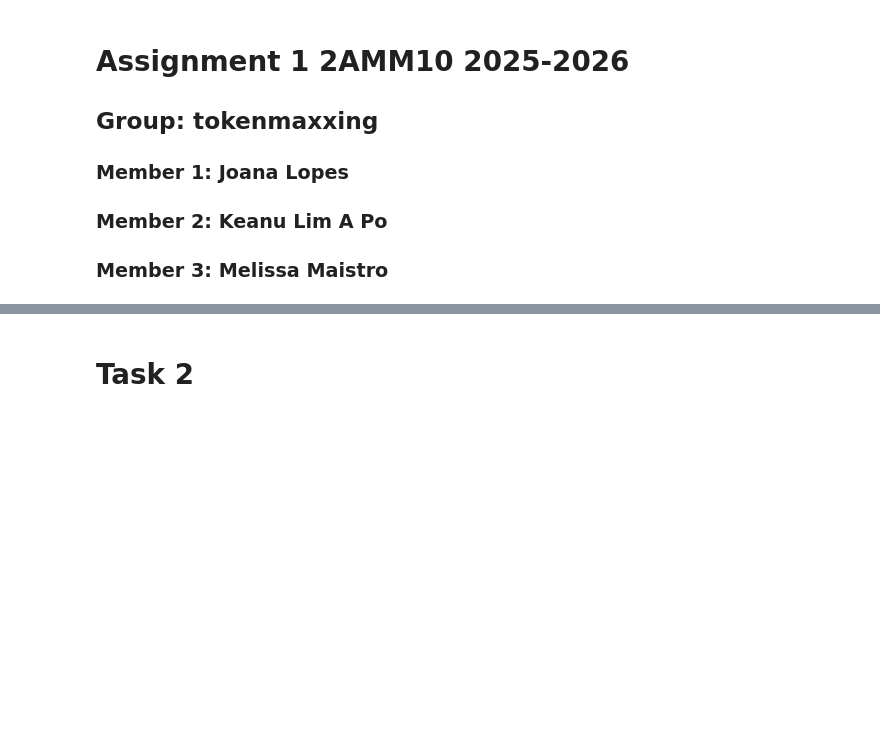
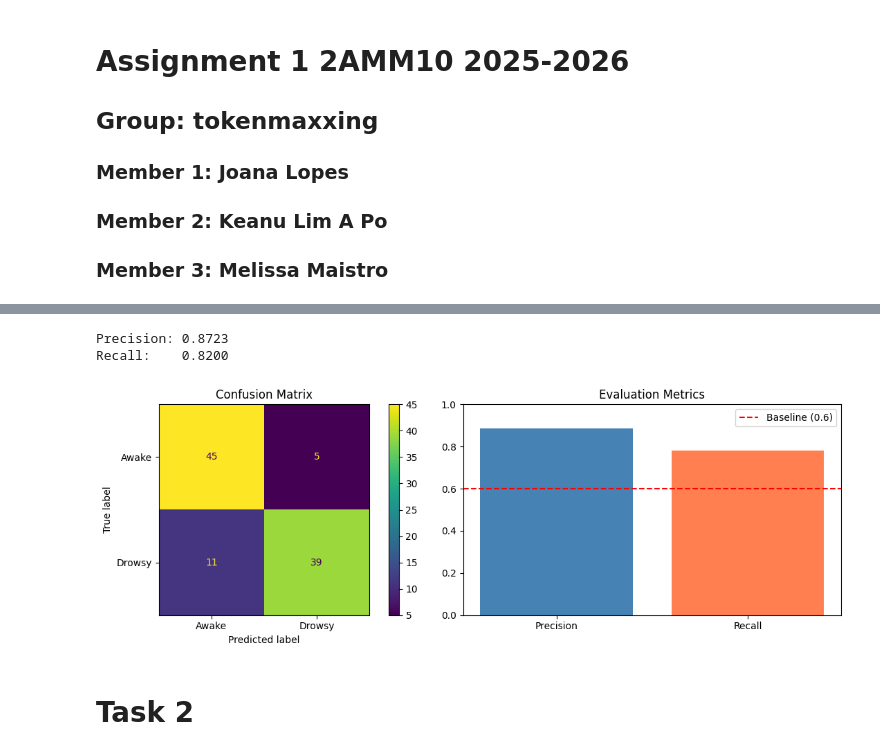
Before and after one commit to joanaritalopes/Autonomous-Driving-using-Deep-Learning, a Jupyter notebook: assignment2_skeleton.ipynb, the cells around one changed output, grey strips where cells are left out. Cells and saved outputs as stored; diff of their text form; code cells hidden in the pictures; blank space fills up the shorter version.

```diff
--- a/assignment2_skeleton.ipynb
+++ b/assignment2_skeleton.ipynb
@@ -131,3 +287,48 @@ plot_face_graph(graph, ax)
+# %%
+from sklearn.metrics import precision_score, recall_score, ConfusionMatrixDisplay, confusion_matrix
+
+def get_predictions(model, loader, threshold=0.0):
+    model.eval()
+    all_preds, all_labels = [], []
+    with torch.no_grad():
+        for batch in loader:
+            batch = batch.to(device)
+            out = model(batch)
+            preds = (out > threshold).long()
+            all_preds.extend(preds.cpu().numpy())
+            all_labels.extend(batch.y.cpu().numpy())
+    return all_labels, all_preds
+
+labels, preds = get_predictions(model, test_loader, threshold=-0.5)
+precision = precision_score(labels, preds)
+recall    = recall_score(labels, preds)
+
+# predicted drowsy that are truly drowsy
+print(f"Precision: {precision:.4f}")
+# truly drowsy predicted as drowsy
+print(f"Recall:    {recall:.4f}")
+# %% [output]
+Precision: 0.8723
+Recall:    0.8200
+# %%
+fig, axes = plt.subplots(1, 2, figsize=(12, 4))
+
+# confusion matrix
+cm = confusion_matrix(labels, preds)
+ConfusionMatrixDisplay(cm, display_labels=['Awake', 'Drowsy']).plot(ax=axes[0])
+axes[0].set_title('Confusion Matrix')
+
+# bar chart of metrics
+axes[1].bar(['Precision', 'Recall'], [precision, recall], color=['steelblue', 'coral'])
+axes[1].axhline(y=0.6, color='red', linestyle='--', label='Baseline (0.6)')
+axes[1].set_ylim(0, 1)
+axes[1].set_title('Evaluation Metrics')
+axes[1].legend()
+
+plt.tight_layout()
+plt.show()
+# %% [output]
+[figure, added]
 # %% [markdown]
 # Task 2
 # %%
```
Also changed, not shown: parts of 13 cells of this notebook.
